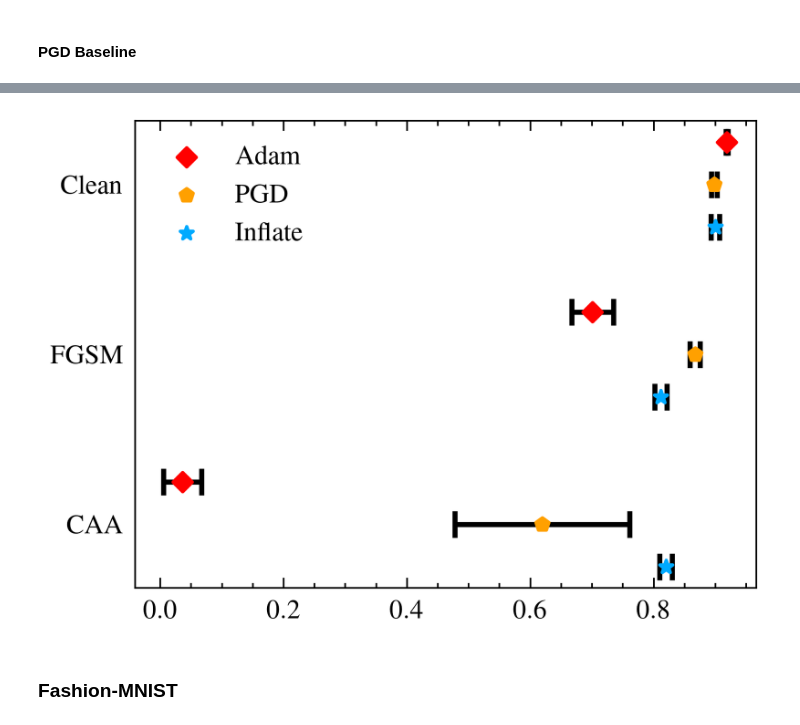
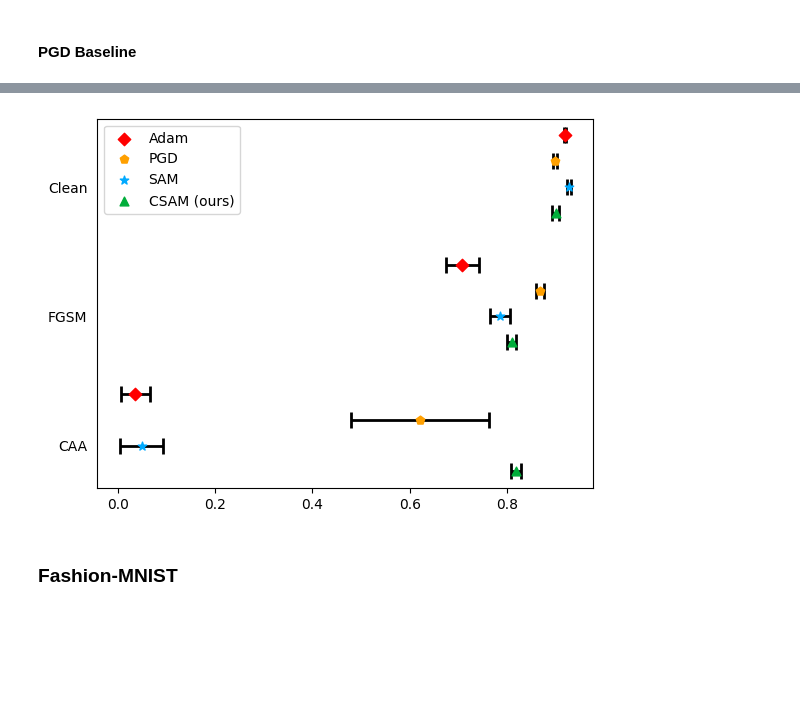
Before and after one commit to Astraval/CSAM, a Jupyter notebook: notebooks/benchmark.ipynb, the cells around one changed output, grey strips where cells are left out. Drawn from its saved outputs; the diff is of its cells as text; code cells hidden in the pictures; blank space fills up the shorter version.

Commit message:
Rerun benchmark + integrate SAM in plots and benchmarks

```diff
--- a/notebooks/benchmark.ipynb
+++ b/notebooks/benchmark.ipynb
@@ -58,8 +58,8 @@ labels= ['Adam', 'PGD','Inflate']
 # %%
 def plotMethod(means, stds, ax):
     for i, (mean, std) in enumerate(zip(means, stds)):
-        ax.errorbar(mean, np.arange(3*(len(means)+1),0,-(len(means)+1))-i, xerr=std, fmt='none', color='black', capsize=4, elinewidth=1.5, capthick=1.5)
-        ax.scatter(mean, np.arange(3*(len(means)+1),0,-(len(means)+1))-i, marker=markers[i], s=16, color=colors[i], zorder=10, label=labels[i])
+        ax.errorbar(mean, np.arange(3*(len(means)+1),0,-(len(means)+1))-i, xerr=std, fmt='none', color='black', capsize=6, elinewidth=2, capthick=2)
+        ax.scatter(mean, np.arange(3*(len(means)+1),0,-(len(means)+1))-i, marker=markers[i], s=40, color=colors[i], zorder=10, label=labels[i])
 
     ax.legend(loc='best')
     plt.rcParams.update({'ytick.right': False})
@@ -80,5 +84,5 @@ def plotMethod(means, stds, ax):
 # %%
-plt.style.use(['science','ieee'])
+#plt.style.use(['science','ieee'])
 # %% [markdown]
 ##### Evaluation
 # %%
@@ -268,0 +275,27 @@ Bad Initialization detected. Interrupted Training.
+# %%
+# Setting random seeds for reproducibility
+torch.manual_seed(0)
+torch.cuda.manual_seed(0)
+torch.backends.cudnn.deterministic = True
+
+def runSAM() -> list[float]:
+    h_model = None
+    trainer = None
+    restart = True
+    while restart: # Restarts if bad initialization leads to no convergences at beginning of training (doesn't happen very often)
+        h_model = get_model(output_dim=10)
+        trainer = SAMTrainer(h_model, device=DEVICE)
+        restart = not trainer.train(
+            mnist_train, mnist_val, loss_obj=0.0, max_iters=700,batch_size=64, lr=1e-3, rho=0.05, adaptive=False
+        )
+    h_model = Safebox.bmodelToModel(trainer.result()) # evaluate center model
+    return evaluate_model(h_model, mnist_test,epsilon_fgsm=MNIST_EPSILON_FGSM, epsilon_cert_adv=MNIST_EPSILON_CERT_ADV, data_domain=MNIST_DATA_DOMAIN)
+means, stds, all_runs = evaluate_run(runSAM, N_RUNS)
+print("="*10, f"Performance of SAM training across {N_RUNS} independent runs", "="*10)
+print(f"Clean Accuracy : {means[0]:.4f} (std {stds[0]:.4f})")
+print(f"FGSM Accuracy : {means[1]:.4f} (std {stds[1]:.4f})")
+print(f"Certified Adversarial Accuracy : {means[2]:.4f} (std {stds[2]:.4f})")
+
+mnist_means_dict[SAM] = means
+mnist_stds_dict[SAM] = stds
+#print("All runs : ", all_runs)
@@ -367,14 +417,14 @@ First time train is called. Initial training phase started with volume 5e-05.
 # %%
 fig, ax = plt.subplots()
 plotMethod(
-    [mnist_means_dict[ADAM], mnist_means_dict[PGD], mnist_means_dict[HYPERCUBE]],
-    [mnist_stds_dict[ADAM], mnist_stds_dict[PGD], mnist_stds_dict[HYPERCUBE]],
-    #[mnist_means_dict[ADAM], mnist_means_dict[PGD], mnist_means_dict[SAM], mnist_means_dict[HYPERCUBE]],
-    #[mnist_stds_dict[ADAM], mnist_stds_dict[PGD], mnist_stds_dict[SAM],  mnist_stds_dict[HYPERCUBE]],
+    #[mnist_means_dict[ADAM], mnist_means_dict[PGD], mnist_means_dict[HYPERCUBE]],
+    #[mnist_stds_dict[ADAM], mnist_stds_dict[PGD], mnist_stds_dict[HYPERCUBE]],
+    [mnist_means_dict[ADAM], mnist_means_dict[PGD], mnist_means_dict[SAM], mnist_means_dict[HYPERCUBE]],
+    [mnist_stds_dict[ADAM], mnist_stds_dict[PGD], mnist_stds_dict[SAM],  mnist_stds_dict[HYPERCUBE]],
     ax
     )
 # %% [output]
-[figure, old version]
+[figure, new version]
 # %% [markdown]
 ### Fashion-MNIST
 # %% [markdown]
```
Also changed, not shown: parts of 14 cells of this notebook, 4 other files.
